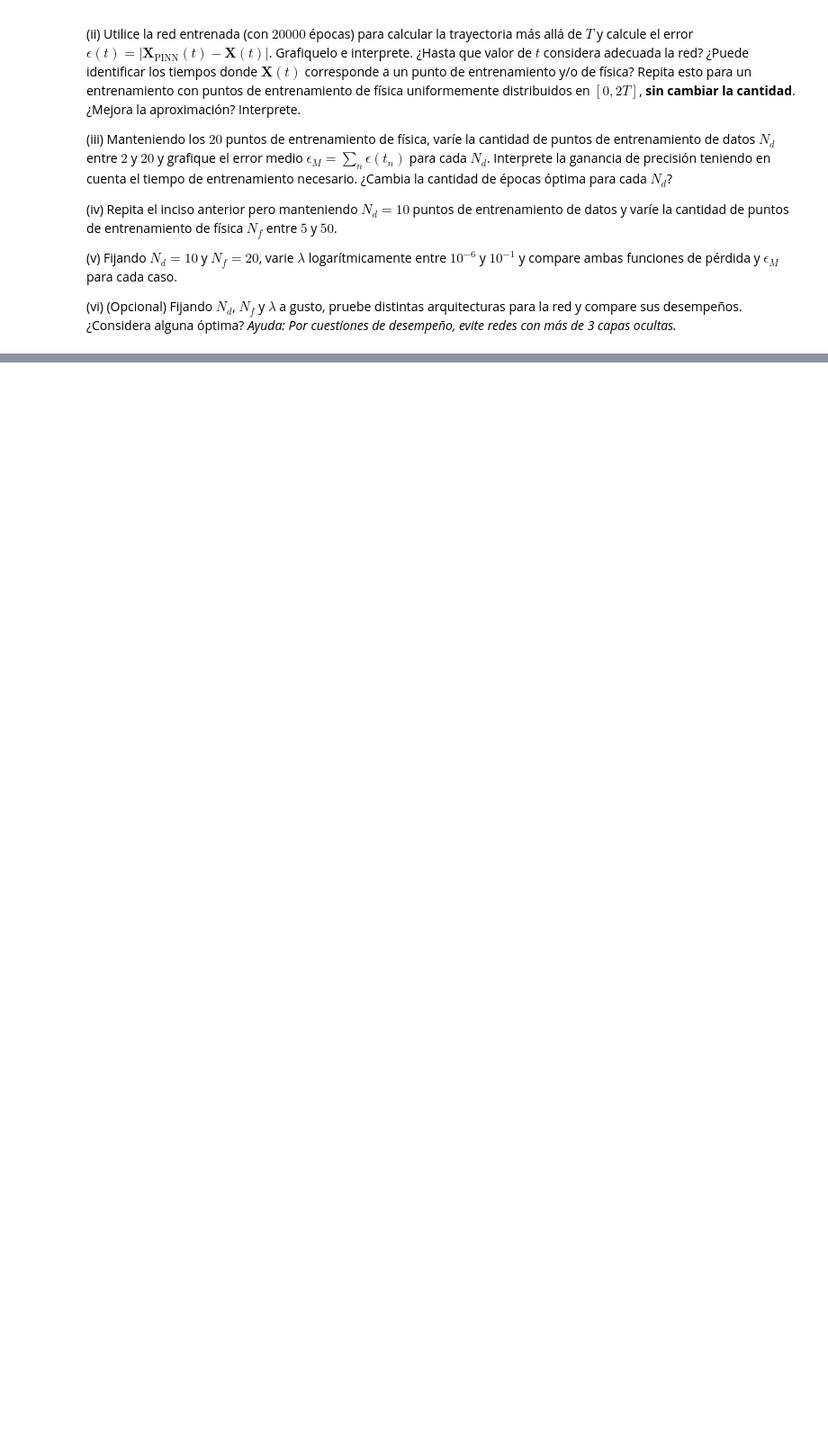
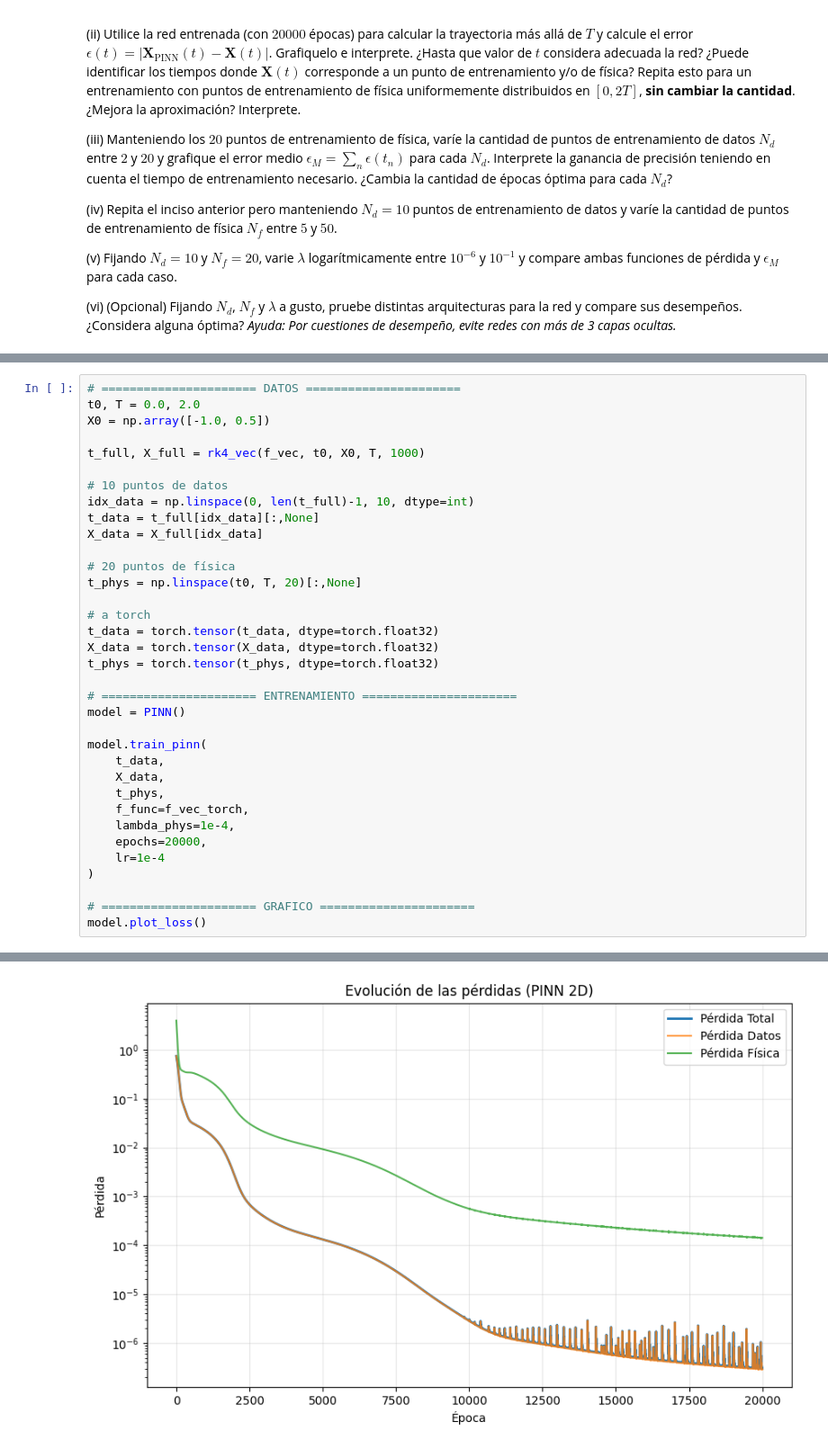
Before and after one commit to roldannahuelalejadro/Fisica-de-Fluidos-E1, a Jupyter notebook: trabjo E1/P3.ipynb, the cells around one changed output, grey strips where cells are left out. Shown at 90% size. Drawn from its saved outputs; the diff is of its cells as text; blank space fills up the shorter version.

```diff
--- a/trabjo E1/P3.ipynb
+++ b/trabjo E1/P3.ipynb
@@ -191,0 +204,36 @@ Entrenamiento completado.
+# %%
+# ====================== DATOS ======================
+t0, T = 0.0, 2.0
+X0 = np.array([-1.0, 0.5])
+
+t_full, X_full = rk4_vec(f_vec, t0, X0, T, 1000)
+
+# 10 puntos de datos
+idx_data = np.linspace(0, len(t_full)-1, 10, dtype=int)
+t_data = t_full[idx_data][:,None]
+X_data = X_full[idx_data]
+
+# 20 puntos de física
+t_phys = np.linspace(t0, T, 20)[:,None]
+
+# a torch
+t_data = torch.tensor(t_data, dtype=torch.float32)
+X_data = torch.tensor(X_data, dtype=torch.float32)
+t_phys = torch.tensor(t_phys, dtype=torch.float32)
+
+# ====================== ENTRENAMIENTO ======================
+model = PINN()
+
+model.train_pinn(
+    t_data,
+    X_data,
+    t_phys,
+    f_func=f_vec_torch,
+    lambda_phys=1e-4,
+    epochs=20000,
+    lr=1e-4
+)
+
+# ====================== GRAFICO ======================
+model.plot_loss()
+# %% [output]
@@ -191,0 +251 @@ Entrenamiento completado.
+[figure, added]
```
Also changed, not shown: parts of 38 cells of this notebook.
